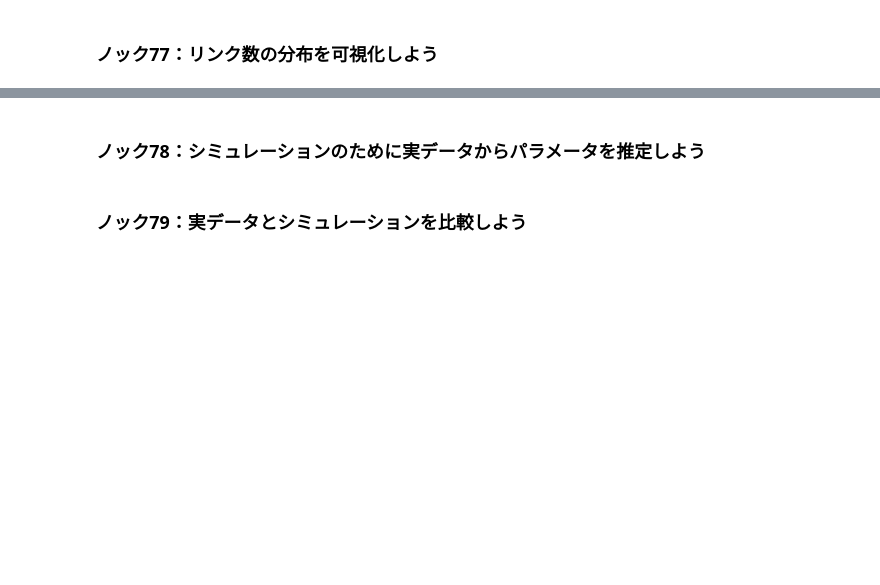
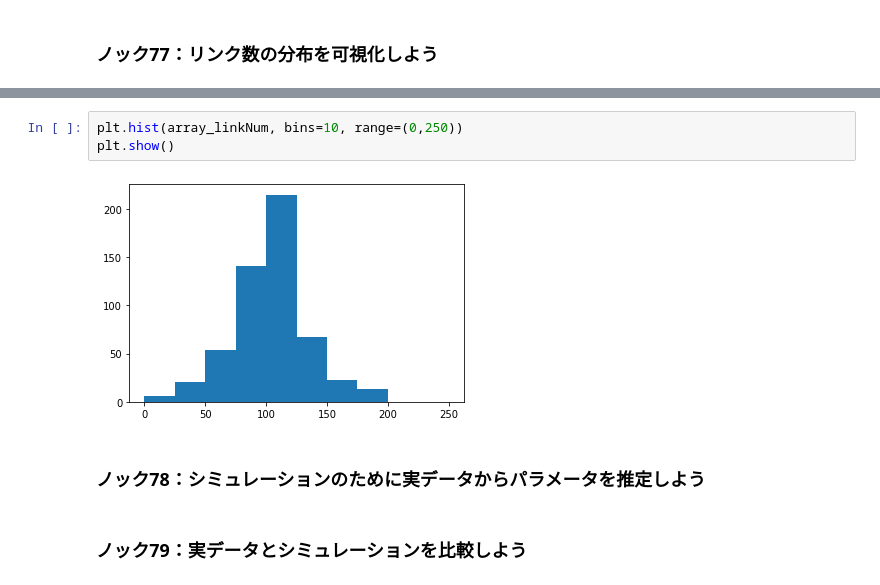
Before and after one commit to winuim/python-practical-data-analysis-100, a Jupyter notebook: Chapter-8/chapter-8.ipynb, the cells around one changed output, grey strips where cells are left out. Cells and saved outputs as stored; diff of their text form; blank space fills up the shorter version.

```diff
--- a/Chapter-8/chapter-8.ipynb
+++ b/Chapter-8/chapter-8.ipynb
@@ -131,3 +215,8 @@ plt.show()
+# %%
+plt.hist(array_linkNum, bins=10, range=(0,250))
+plt.show()
+# %% [output]
+[figure, added]
 # %% [markdown]
 ### ノック78：シミュレーションのために実データからパラメータを推定しよう
 # %% [markdown]
```
Also changed, not shown: parts of 14 cells of this notebook.
